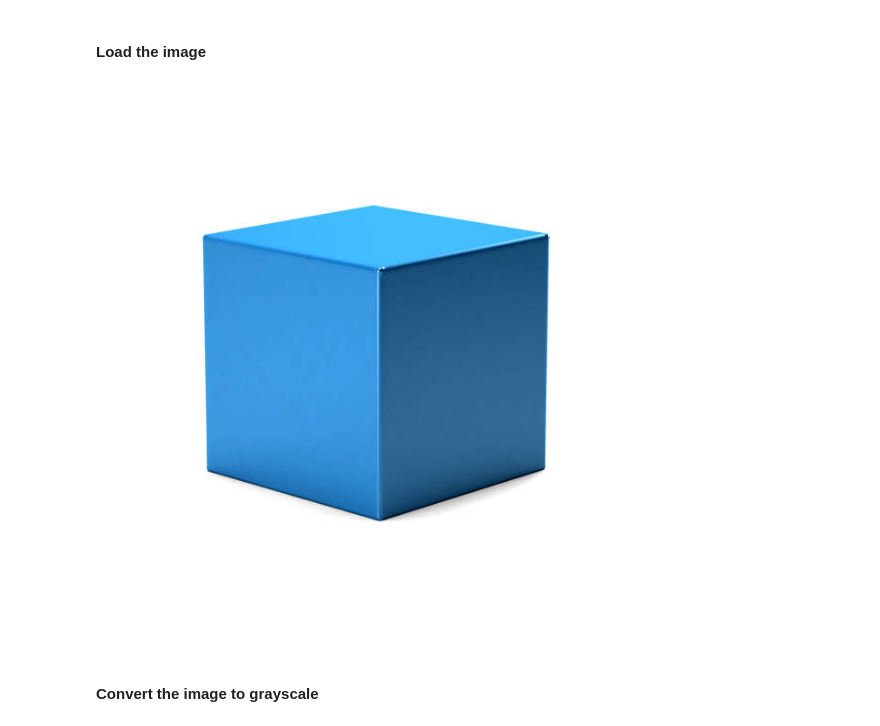
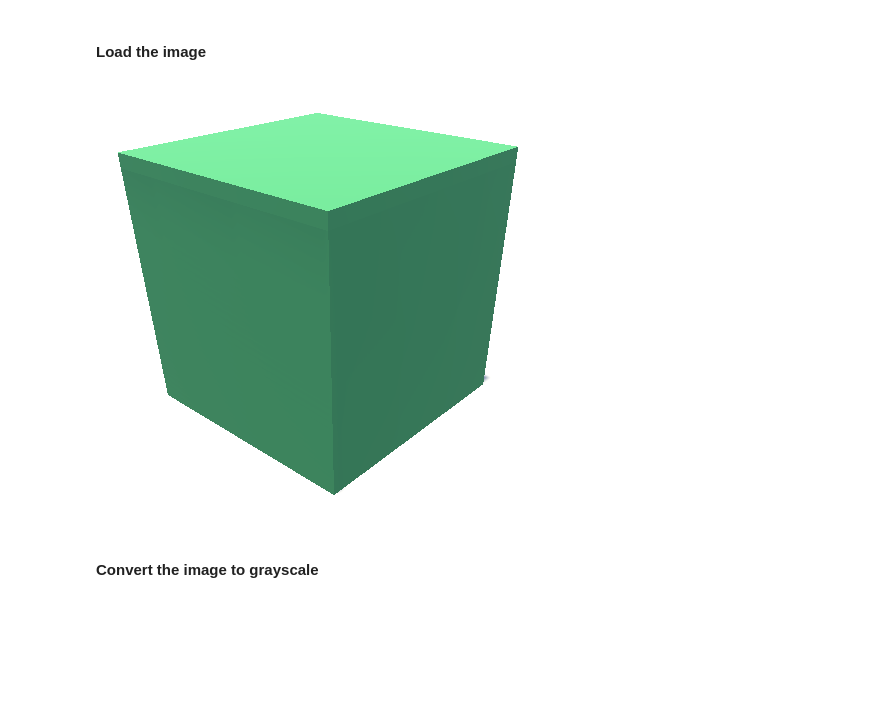
Before and after one commit to DSjet/Numerical-Methods-Volume-Estimation, a Jupyter notebook: numerical_methods_final.ipynb, the cells around one changed output. Drawn from its saved outputs; the diff is of its cells as text; code cells hidden in the pictures; blank space fills up the shorter version.

```diff
--- a/numerical_methods_final.ipynb
+++ b/numerical_methods_final.ipynb
@@ -73,10 +73,10 @@ def central_difference(image):
 # %% [markdown]
 #### Load the image
 # %%
-image = Image.open('./images/bluecubeavatar.jpg')
+image = Image.open('./images/greencube.png')
 image
 # %% [output]
-[figure, old version]
+[figure, new version]
 # %% [markdown]
 #### Convert the image to grayscale
 # %%
```
Also changed, not shown: parts of 3 cells of this notebook.
